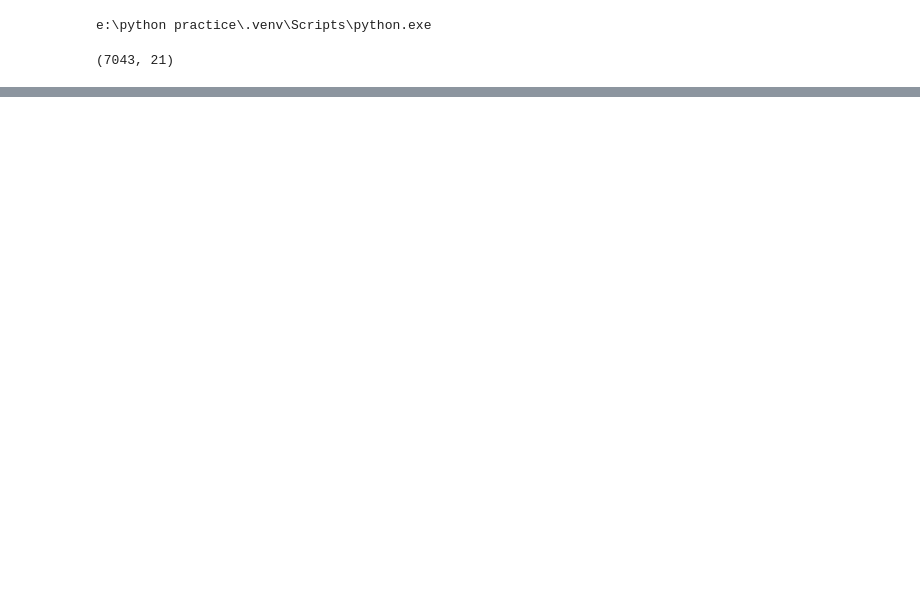
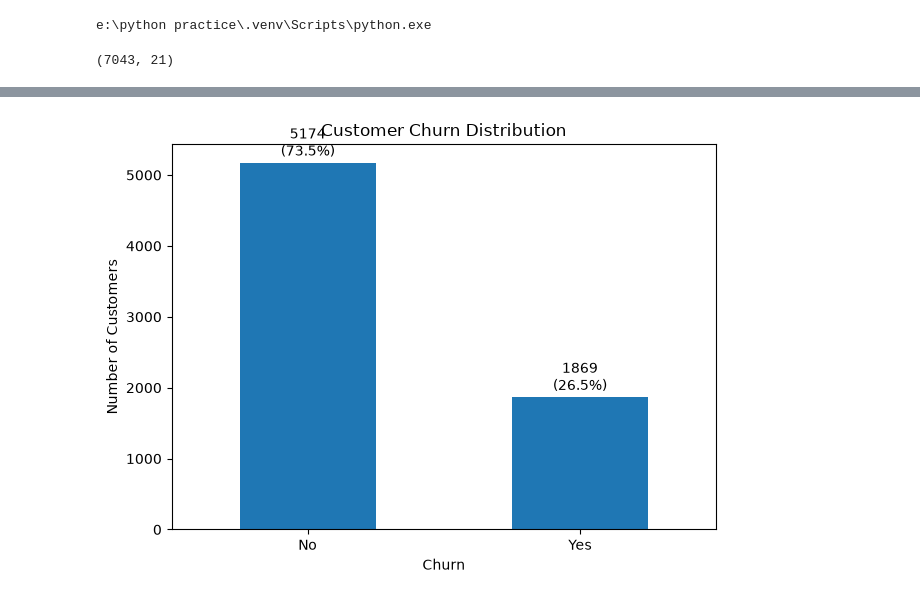
Before and after one commit to DJ321-art/ChurnSense, a Jupyter notebook: notebooks/01_eda.ipynb, the cells around one changed output, grey strips where cells are left out. Drawn from its saved outputs; the diff is of its cells as text; code cells hidden in the pictures; blank space fills up the shorter version.

```diff
--- a/notebooks/01_eda.ipynb
+++ b/notebooks/01_eda.ipynb
@@ -19,0 +128,25 @@ df.shape
+# %%
+import matplotlib.pyplot as plt
+
+churn_counts = df["Churn"].value_counts()
+churn_percent = df["Churn"].value_counts(normalize=True) * 100
+
+ax = churn_counts.plot(kind="bar")
+
+plt.title("Customer Churn Distribution")
+plt.xlabel("Churn")
+plt.ylabel("Number of Customers")
+plt.xticks(rotation=0)
+
+for i, count in enumerate(churn_counts):
+    plt.text(
+        i,
+        count + 100,
+        f"{count}\n({churn_percent.iloc[i]:.1f}%)",
+        ha="center"
+    )
+
+plt.tight_layout()
+plt.show()
+# %% [output]
+[figure, added]
```
Also changed, not shown: parts of 36 cells of this notebook, 9 other files.
